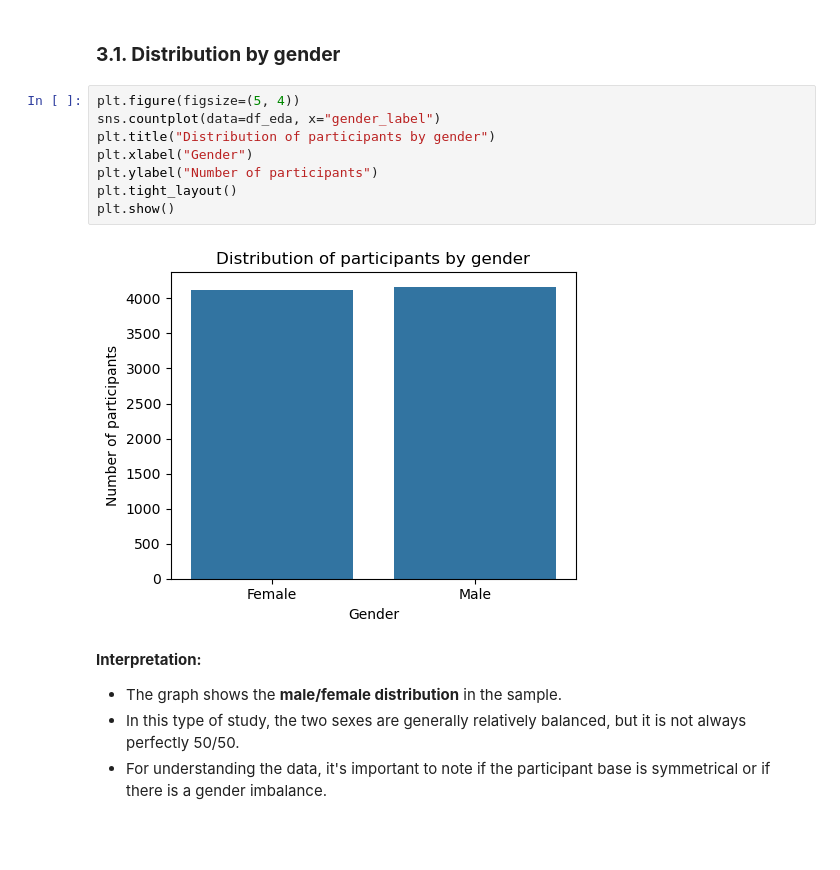
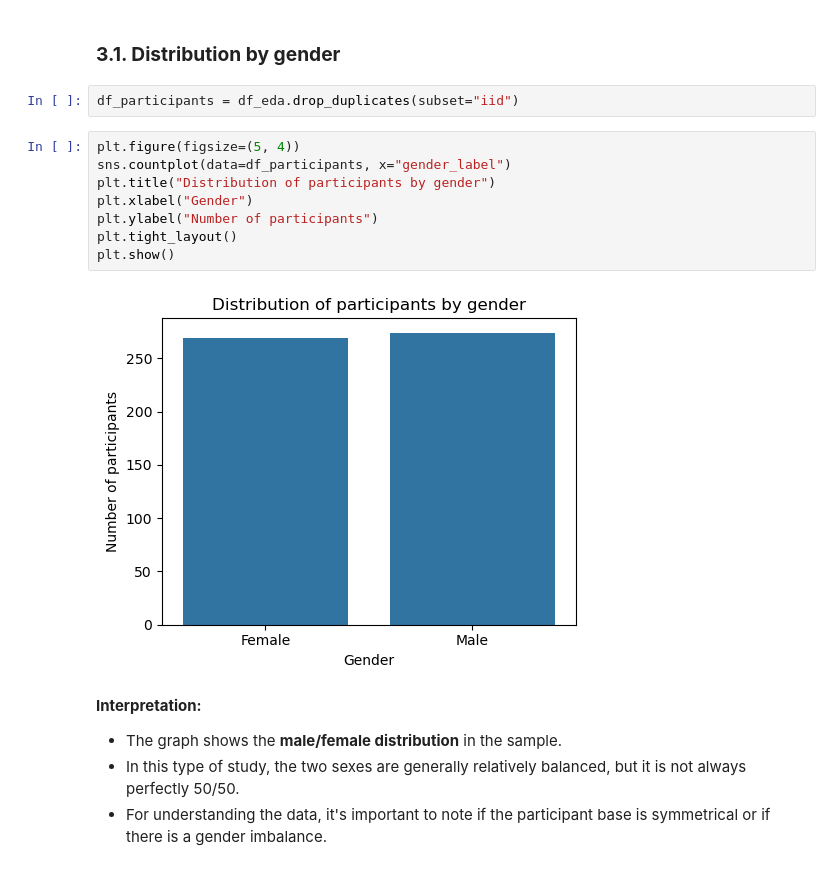
Before and after one commit to Mounia-Agronomist-Datascientist/Tinder_project, a Jupyter notebook: projet_tinder.ipynb, the cells around one changed output. Drawn from its saved outputs; the diff is of its cells as text; blank space fills up the shorter version.

```diff
--- a/projet_tinder.ipynb
+++ b/projet_tinder.ipynb
@@ -264,16 +216,18 @@ Objective: understand **who participates** and **what is the overall match rate*
 - the overall rate of “match” (second mutual date).
 # %% [markdown]
 ### **3.1. Distribution by gender** ###
+# %%
+df_participants = df_eda.drop_duplicates(subset="iid")
 # %%
 plt.figure(figsize=(5, 4))
-sns.countplot(data=df_eda, x="gender_label")
+sns.countplot(data=df_participants, x="gender_label")
 plt.title("Distribution of participants by gender")
 plt.xlabel("Gender")
 plt.ylabel("Number of participants")
 plt.tight_layout()
 plt.show()
 # %% [output]
-[figure, old version]
+[figure, new version]
 # %% [markdown]
 **Interpretation:**
 - The graph shows the **male/female distribution** in the sample.
```
Also changed, not shown: parts of 47 cells of this notebook.
